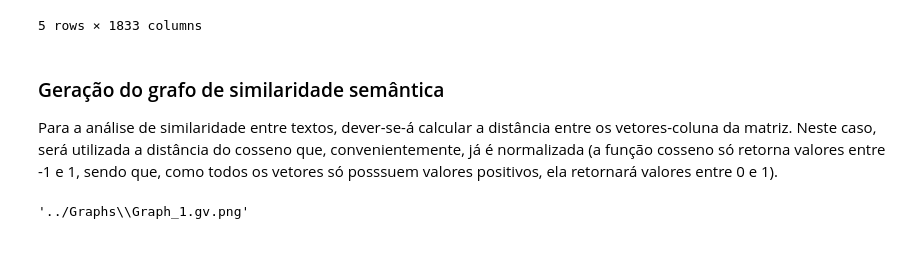
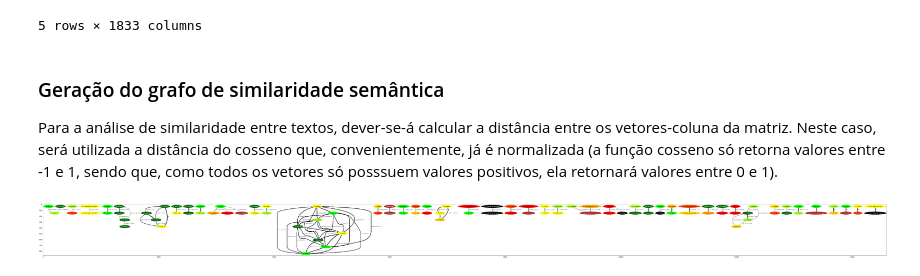
Before and after one commit to mauromascarenhas/PGC_UFABC, a Jupyter notebook: Modeling/Geração do grafo de co-ocorrência - PLN.ipynb, the cells around one changed output. Saved outputs shown, nothing was run; the diff lists cells and outputs as text; code cells hidden in the pictures; blank space fills up the shorter version.

```diff
--- a/Modeling/Geração do grafo de co-ocorrência - PLN.ipynb
+++ b/Modeling/Geração do grafo de co-ocorrência - PLN.ipynb
@@ -222,26 +224,54 @@ Output:  (3931, 1833)
 
 Para a análise de similaridade entre textos, dever-se-á calcular a distância entre os vetores-coluna da matriz. Neste caso, será utilizada a distância do cosseno que, convenientemente, já é normalizada (a função cosseno só retorna valores entre -1 e 1, sendo que, como todos os vetores só posssuem valores positivos, ela retornará valores entre 0 e 1).
 # %%
+# Retorna a cor do vértice (e do texto) de acordo com a dificuldade
+def vertex_colour(problem):
+    colours = {
+        1 : ("darkgreen", "white"),
+        2 : ("green", "black"),
+        3 : ("greenyellow", "black"),
+        4 : ("yellow", "black"),
+        5 : ("gold", "black"),
+        6 : ("orange", "black"),
+        7 : ("orangered", "black"),
+        8 : ("red", "black"),
+        9 : ("brown", "white"),
+        10 : ("black", "white")
+    }
+    return colours.get(rawDataDF["level"].loc[int(problem)], ("gray", "black"))
+
 # Calcula a distância do cosseno entre os problemas
 # Quanto mais próximo de 1 (pela função da biblioteca), mais distantes estão entre si
 
+added_vertex = []
 problems_i = problem_document_term_mat.columns
-graph_path = "%s%s" % (GRAPHS_OUTPUT_DIR, "Graph_1.gv")
-graph = graphviz.Graph(name="Graph 1", filename = graph_path, format = "png")
-added_vertex = []
+graph_path = "%s%s_%s" % (GRAPHS_OUTPUT_DIR, LANG_SLUG, "problems_co-ocurrence_problems_graph.gv")
+graph = graphviz.Graph(name = "Co-ocurrence graph (problems)", filename = graph_path, format = "png",
+                      node_attr = {'style' : 'filled'})
+
+# A relação só é adicionada ao grafo se possuir mais de 70% de semelhança
 
 for index_n, problem_i in enumerate(problems_i):
     for s_problem_i in problems_i[index_n + 1 : len(problems_i) - 1]:
         dist = distance.cosine(problem_document_term_mat[problem_i].values, problem_document_term_mat[s_problem_i].values)
         if dist < 0.3 :
             if problem_i not in added_vertex:
-                graph.node(problem_i)
+                v_colours = vertex_colour(problem_i)
+                graph.node(problem_i,
+                           label = "%s [%s]" % (problem_i, rawDataDF["category"].loc[int(problem_i)]),
+                           _attributes = {'fillcolor' : v_colours[0], 'color' : v_colours[0], 'fontcolor' : v_colours[1]})
                 added_vertex.append(problem_i)
             if s_problem_i not in added_vertex:
-                graph.node(s_problem_i)
+                v_colours = vertex_colour(s_problem_i)
+                graph.node(s_problem_i,
+                           label = "%s [%s]" % (s_problem_i, rawDataDF["category"].loc[int(s_problem_i)]),
+                           _attributes = {'fillcolor' : v_colours[0], 'color' : v_colours[0], 'fontcolor' : v_colours[1]})
                 added_vertex.append(s_problem_i)
-            graph.edge(problem_i, s_problem_i, label = str(dist))
+            graph.edge(problem_i, s_problem_i, label = str(dist),
+                       _attributes = {'style' : "setlinewidth(%f)" % (6 - dist * 16.66666), 'weight' : str(int(6 - dist * 16.66666))})
 
-graph.render()
+plt.figure(figsize=(100,100))
+plt.imshow(mpimg.imread(graph.render()))
+plt.show()
 # %% [output]
-'../Graphs\\Graph_1.gv.png'
+[figure, added]
```
Also changed, not shown: parts of 6 cells of this notebook, 6 other files.
